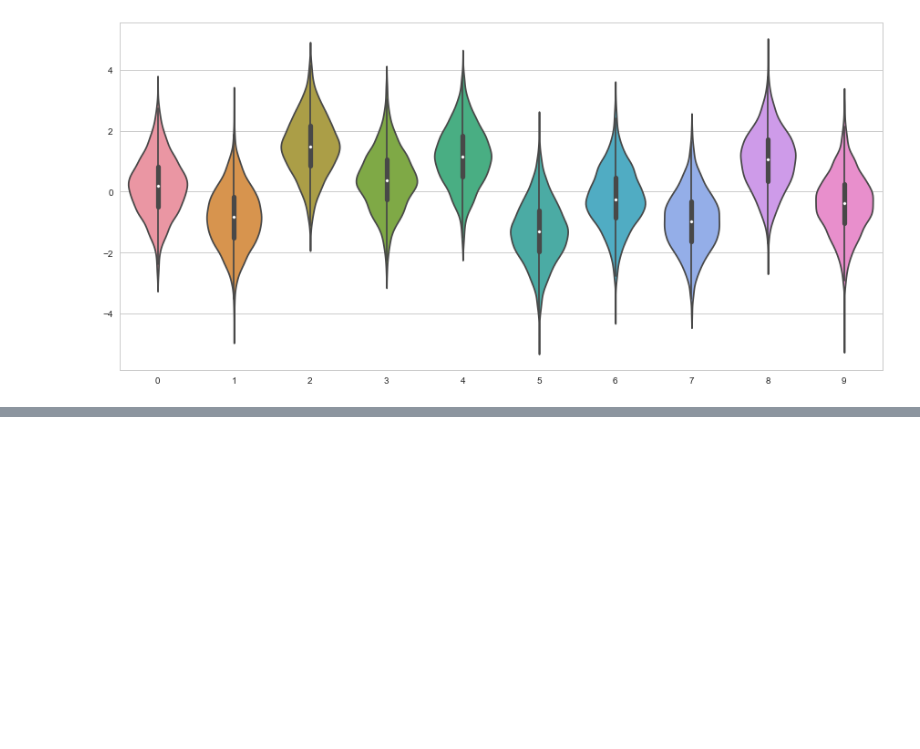
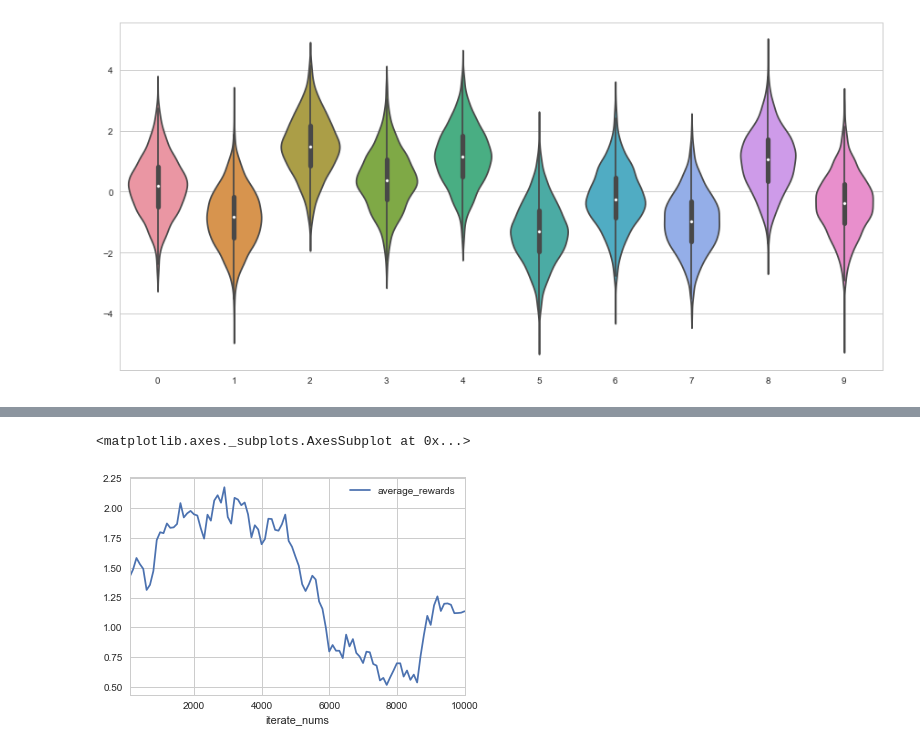
Before and after one commit to facaiy/book_notes, a Jupyter notebook: Reinforcement_Learing_An_Introduction/Multi-armed_Bandits/note.ipynb, the cells around one changed output, grey strips where cells are left out. Cells and saved outputs as stored; diff of their text form; code cells hidden in the pictures; blank space fills up the shorter version.

```diff
--- a/Reinforcement_Learing_An_Introduction/Multi-armed_Bandits/note.ipynb
+++ b/Reinforcement_Learing_An_Introduction/Multi-armed_Bandits/note.ipynb
@@ -178,0 +207,41 @@ results["opt_actions_rate"].plot()
+# %%
+class NonstationaryEnvironment(object):
+    def __init__(self, reward_funcs):
+        self.reward_funcs = reward_funcs
+        self.k = len(reward_funcs)
+
+        self.iteration = 0
+
+    def feedback(self, action):
+        assert 0 <= action < self.k, "action: {} must be in [0, {}]".format(action, self.k)
+        self.iteration += 1
+        return self.reward_funcs[action](1)[0] + np.random.normal(0, self.iteration / 100, 1)[0]
+# %%
+def run_nonstationary_10_armed(varepsilon):
+    env = NonstationaryEnvironment(reward_funcs)
+    actioner = GreedyAction(env.k, varepsilon)
+    step_records = []
+
+    def step():
+        history = []
+        for _ in range(100):
+            a = actioner.action()
+            r = env.feedback(a)
+            actioner.update_reward(a, r)
+            logger.info("action: {}, reward: {}".format(a, r))
+            history.append([a, r])
+        history = np.array(history)
+        return np.sum(history[:, 1]), history.shape[0]
+
+    for _ in range(100):
+        step_records.append(step())
+
+    result = pd.DataFrame(step_records, columns=["total_rewards", "iterate_nums"])
+    result = result.cumsum()
+    result["average_rewards"] = result["total_rewards"] / result["iterate_nums"]
+    return result
+# %%
+run_nonstationary_10_armed(0.01).plot(x='iterate_nums', y='average_rewards')
+# %% [output]
+<matplotlib.axes._subplots.AxesSubplot at 0x...>
+[figure, added]
```
Also changed, not shown: parts of 13 cells of this notebook, 2 other files.
